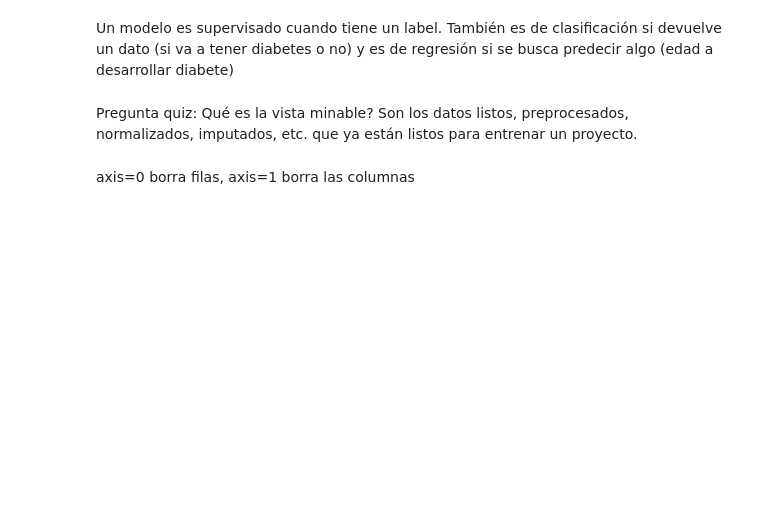
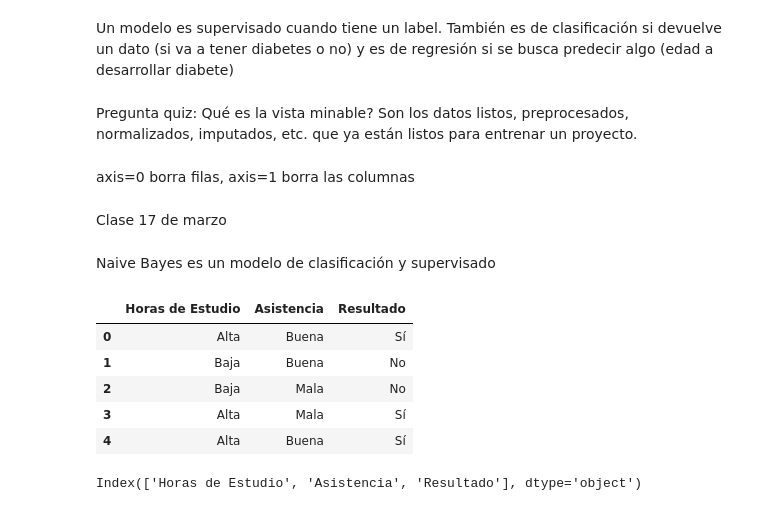
Before and after one commit to RalphCastellanosCouott/Curso-Inteligencia-Artificial, a Jupyter notebook: EDA_Apuntes_de_Clase.ipynb, the cells around one changed output. Cells and saved outputs as stored; diff of their text form; code cells hidden in the pictures; blank space fills up the shorter version.

```diff
--- a/EDA_Apuntes_de_Clase.ipynb
+++ b/EDA_Apuntes_de_Clase.ipynb
@@ -1303,3 +1303,32 @@ y=df["Outcome"]
 X,y=smote.fit_resample(X,y)
 # %%
 X.shape
+# %% [markdown]
+Clase 17 de marzo
+# %% [markdown]
+Naive Bayes es un modelo de clasificación y supervisado
+# %%
+import pandas as pd
+from sklearn.naive_bayes import MultinomialNB
+from sklearn.preprocessing import LabelEncoder
+
+# Crear el conjunto de datos
+data = {
+    "Horas de Estudio": ["Alta", "Baja", "Baja", "Alta", "Alta"],
+    "Asistencia": ["Buena", "Buena", "Mala", "Mala", "Buena"],
+    "Resultado": ["Sí", "No", "No", "Sí", "Sí"]
+}
+
+df = pd.DataFrame(data)
+df
+# %% [output]
+|  | Horas de Estudio | Asistencia | Resultado |
+| 0 | Alta | Buena | Sí |
+| 1 | Baja | Buena | No |
+| 2 | Baja | Mala | No |
+| 3 | Alta | Mala | Sí |
+| 4 | Alta | Buena | Sí |
+# %%
+df.columns
+# %% [output]
+Index(['Horas de Estudio', 'Asistencia', 'Resultado'], dtype='object')
```
Also changed, not shown: parts of 9 cells of this notebook.
